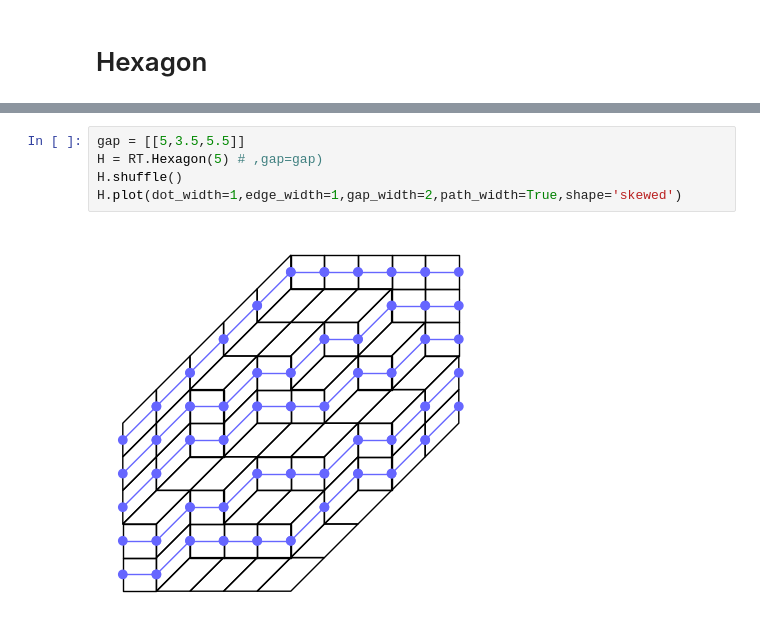
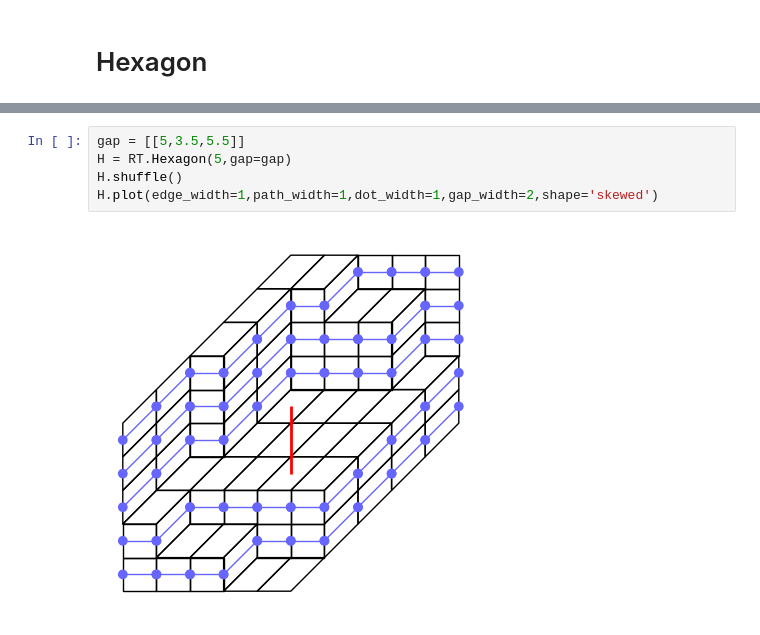
Before and after one commit to MaxvanHorssen/random-tilings, a Jupyter notebook: Basic examples.ipynb, the cells around one changed output, grey strips where cells are left out. Drawn from its saved outputs; the diff is of its cells as text.

```diff
--- a/Basic examples.ipynb
+++ b/Basic examples.ipynb
@@ -56,10 +56,10 @@ H.plot(color_scheme=[(5,50,100),(120,180,200),(135,60,35)])
 # %%
 gap = [[5,3.5,5.5]]
-H = RT.Hexagon(5) # ,gap=gap)
+H = RT.Hexagon(5,gap=gap)
 H.shuffle()
-H.plot(dot_width=1,edge_width=1,gap_width=2,path_width=True,shape='skewed')
+H.plot(edge_width=1,path_width=1,dot_width=1,gap_width=2,shape='skewed')
 # %% [output]
-[figure, old version]
+[figure, new version]
 # %%
 n = 1
 a,b,c = 120,120,80
```
Also changed, not shown: parts of 7 cells of this notebook, 6 other files.
